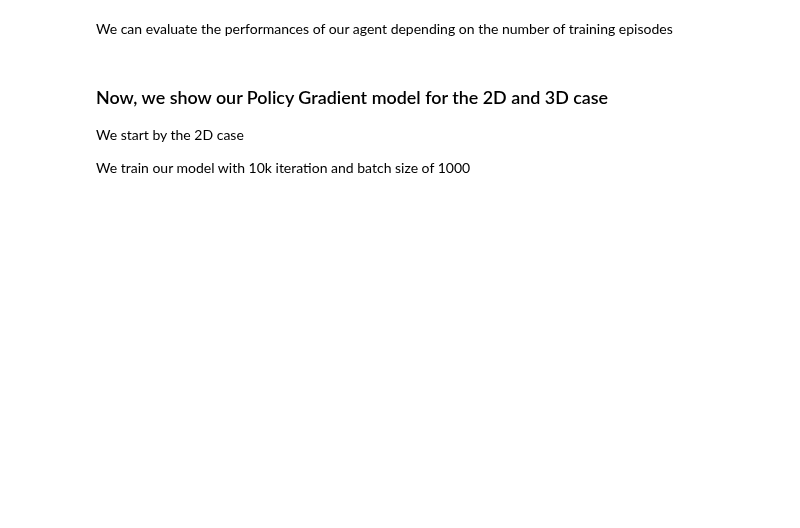
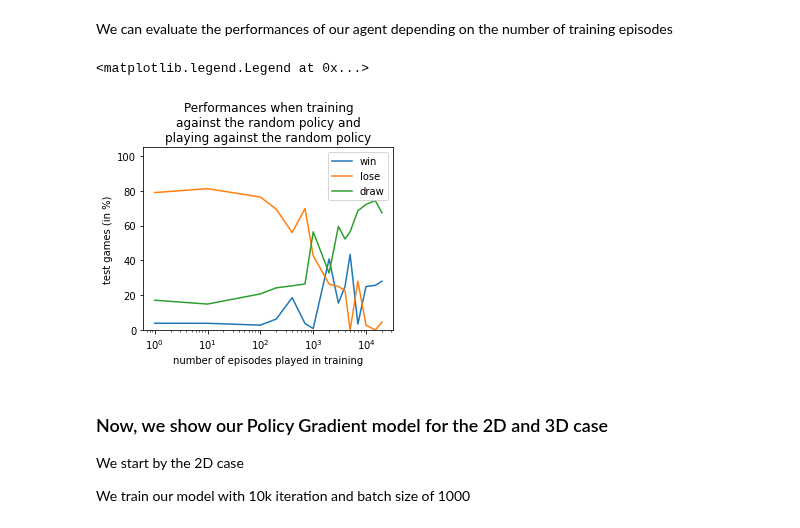
Before and after one commit to gael-vanderlee/CrossDimNoughts, a Jupyter notebook: RL_project.ipynb, the cells around one changed output. Drawn from its saved outputs; the diff is of its cells as text; code cells hidden in the pictures; blank space fills up the shorter version.

```diff
--- a/RL_project.ipynb
+++ b/RL_project.ipynb
@@ -75,30 +75,33 @@ We can evaluate the performances of our agent depending on the number of trainin
 # %%
 win, lose, draw, n_eps = [], [], [], []
 for n in [1, 10, 100, 200, 400, 700, 1000, 2000, 3000, 4000, 5000, 7000, 10000, 15000, 20000]:
     ar = 0.9995**(10000/n)
     er = 0.9997**(10000/n)
     agent = Agent(size=3)
-    random_opponent = Agent(size=3, policy=advanced_random_policy)
-    game = Game(agent, random_opponent, n_dim=2, size=3)
+    advanced_opponent = Agent(size=3, policy=advanced_random_policy)
+    game = Game(agent, advanced_opponent, n_dim=2, size=3)
     sarsa(game, agent, random_policy, alpha=0.45, alpha_factor=ar, gamma=0.7, epsilon=1.0, epsilon_factor=er, \
           r_win=11.0, r_lose=0.0, r_even=1.0, r_even2=1.25, num_episodes=n)
     win_p1_a, win_p2_a, tot_even_a, win_p1_b, win_p2_b, tot_even_b = game.simulate_games(10000)
     win.append(win_p1_a + win_p1_b)
     lose.append(win_p2_a + win_p2_b)
     draw.append(tot_even_a + tot_even_b)
     n_eps.append(n)
 
 n_eps = np.array(n_eps)
 fig = plt.figure(figsize=(0.7*6.4, 0.7*4.8))
 plt.plot(n_eps, np.array(win)/100, label='win')
 plt.plot(n_eps, np.array(lose)/100, label='lose')
 plt.plot(n_eps, np.array(draw)/100, label='draw')
 plt.xscale('log')
 plt.xlabel('number of episodes played in training')
 plt.ylabel('test games (in %)')
 plt.ylim(0, 105)
 plt.title('Performances when training\nagainst the random policy and\nplaying against the random policy')
 plt.legend()
+# %% [output]
+<matplotlib.legend.Legend at 0x...>
+[figure, added]
 # %% [markdown]
 ### Now, we show our Policy Gradient model for the 2D and 3D case
 We start by the 2D case
```
Also changed, not shown: parts of 10 cells of this notebook.
